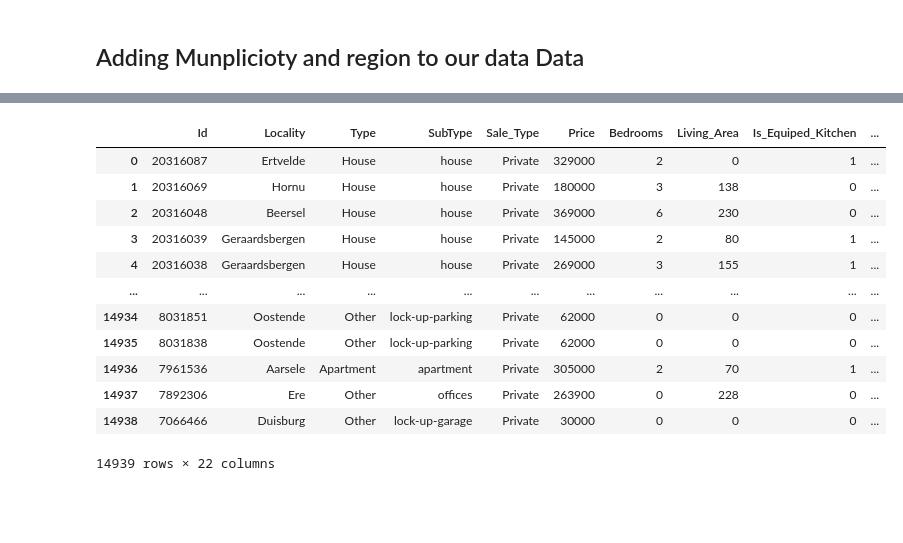
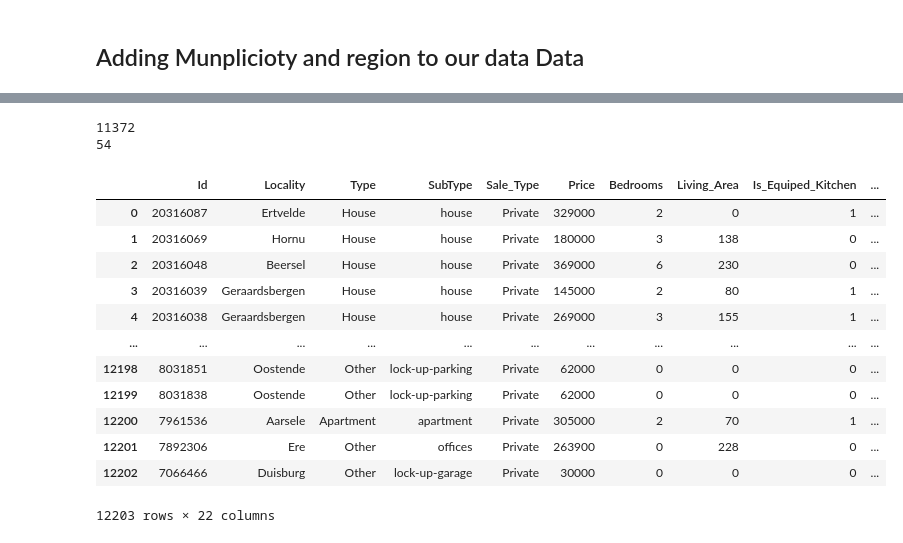
Before and after one commit to Mohammedhussingh/ImmoEliza-Analysis, a Jupyter notebook: Data_Analysis.ipynb, the cells around one changed output, grey strips where cells are left out. Drawn from its saved outputs; the diff is of its cells as text; code cells hidden in the pictures; blank space fills up the shorter version.

```diff
--- a/Data_Analysis.ipynb
+++ b/Data_Analysis.ipynb
@@ -358,6 +418,7 @@ Data_cleaned=pd.read_csv("Cleaned_Data.CSV")
 # %% [markdown]
 ## Adding Munplicioty and region to our data Data
 # %%
-Regions = pd.read_csv("/home/learner/Desktop/Data Anlaysis/ImmoEliza-Analysis/cities - Copy of cities.csv")
-Regions.info()
+Regions = pd.read_csv("/home/learner/Desktop/Data Anlaysis/ImmoEliza-Analysis/cities - Copy of cities (1).csv")
+Rigeons = Regions.drop_duplicates(subset='Locality')
+Regions
 # %% [output]
@@ -374,19 +438,33 @@ memory usage: 63.9+ KB
+# %%
+Data_cleaned['Locality'] = Data_cleaned['Locality'].astype(str)
+Regions['Locality'] = Regions['Locality'].astype(str)
+# %%
+print(Data_cleaned['Locality'].duplicated().sum())  # Duplicates in Data_cleaned
+print(Regions['Locality'].duplicated().sum())
+Regions = Regions.drop_duplicates(subset='Locality')
+# %% [output]
+11372
+54
 # %%
-Data_cleaned = Data_cleaned.merge(Regions, on='Locality', how='left')
+Data_cleaned = Data_cleaned.merge(
+    Regions[['Locality', 'Muniplicity', 'Region']],
+    on='Locality',
+    how='left'
+)
 Data_cleaned
 # %% [output]
 |  | Id | Locality | Type | SubType | Sale_Type | Price | Bedrooms | Living_Area | Is_Equiped_Kitchen | ... |
 | 0 | 20316087 | Ertvelde | House | house | Private | 329000 | 2 | 0 | 1 | ... |
 | 1 | 20316069 | Hornu | House | house | Private | 180000 | 3 | 138 | 0 | ... |
 | 2 | 20316048 | Beersel | House | house | Private | 369000 | 6 | 230 | 0 | ... |
 | 3 | 20316039 | Geraardsbergen | House | house | Private | 145000 | 2 | 80 | 1 | ... |
 | 4 | 20316038 | Geraardsbergen | House | house | Private | 269000 | 3 | 155 | 1 | ... |
 | ... | ... | ... | ... | ... | ... | ... | ... | ... | ... | ... |
-| 14934 | 8031851 | Oostende | Other | lock-up-parking | Private | 62000 | 0 | 0 | 0 | ... |
-| 14935 | 8031838 | Oostende | Other | lock-up-parking | Private | 62000 | 0 | 0 | 0 | ... |
-| 14936 | 7961536 | Aarsele | Apartment | apartment | Private | 305000 | 2 | 70 | 1 | ... |
-| 14937 | 7892306 | Ere | Other | offices | Private | 263900 | 0 | 228 | 0 | ... |
-| 14938 | 7066466 | Duisburg | Other | lock-up-garage | Private | 30000 | 0 | 0 | 0 | ... |
+| 12198 | 8031851 | Oostende | Other | lock-up-parking | Private | 62000 | 0 | 0 | 0 | ... |
+| 12199 | 8031838 | Oostende | Other | lock-up-parking | Private | 62000 | 0 | 0 | 0 | ... |
+| 12200 | 7961536 | Aarsele | Apartment | apartment | Private | 305000 | 2 | 70 | 1 | ... |
+| 12201 | 7892306 | Ere | Other | offices | Private | 263900 | 0 | 228 | 0 | ... |
+| 12202 | 7066466 | Duisburg | Other | lock-up-garage | Private | 30000 | 0 | 0 | 0 | ... |
-14939 rows × 22 columns
+12203 rows × 22 columns
 # %%
 Data_cleaned.to_csv("Cleaned_Data.CSV")
```
Also changed, not shown: parts of 52 cells of this notebook, 1 other file.
